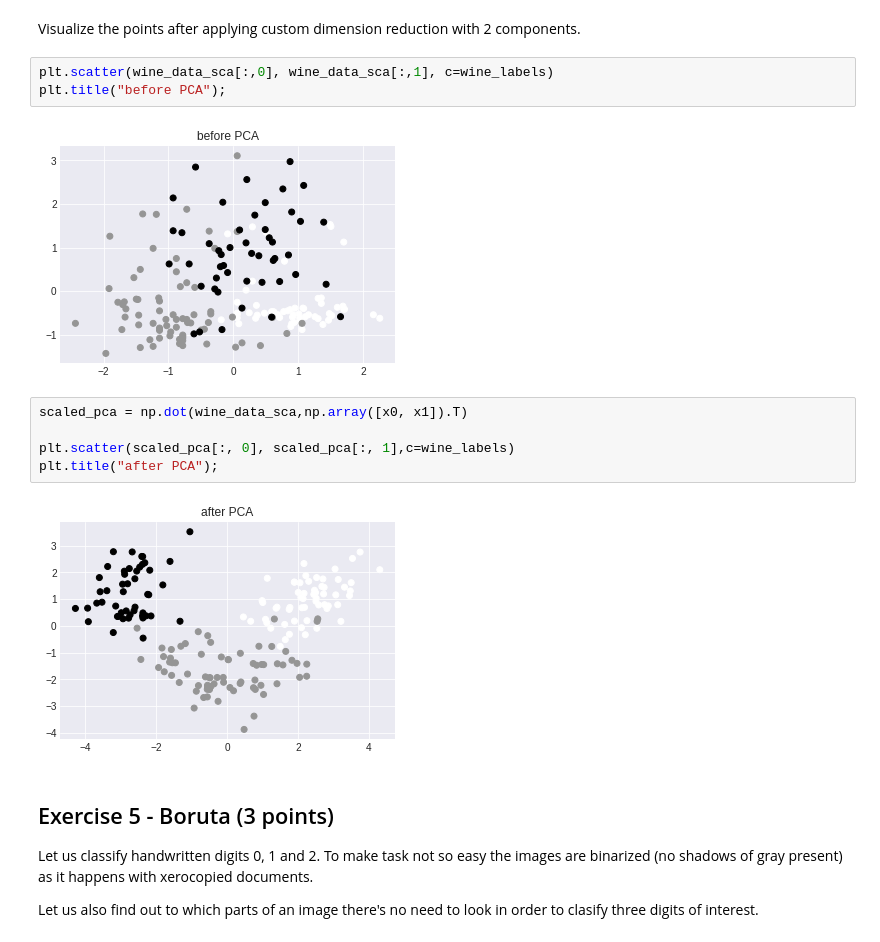
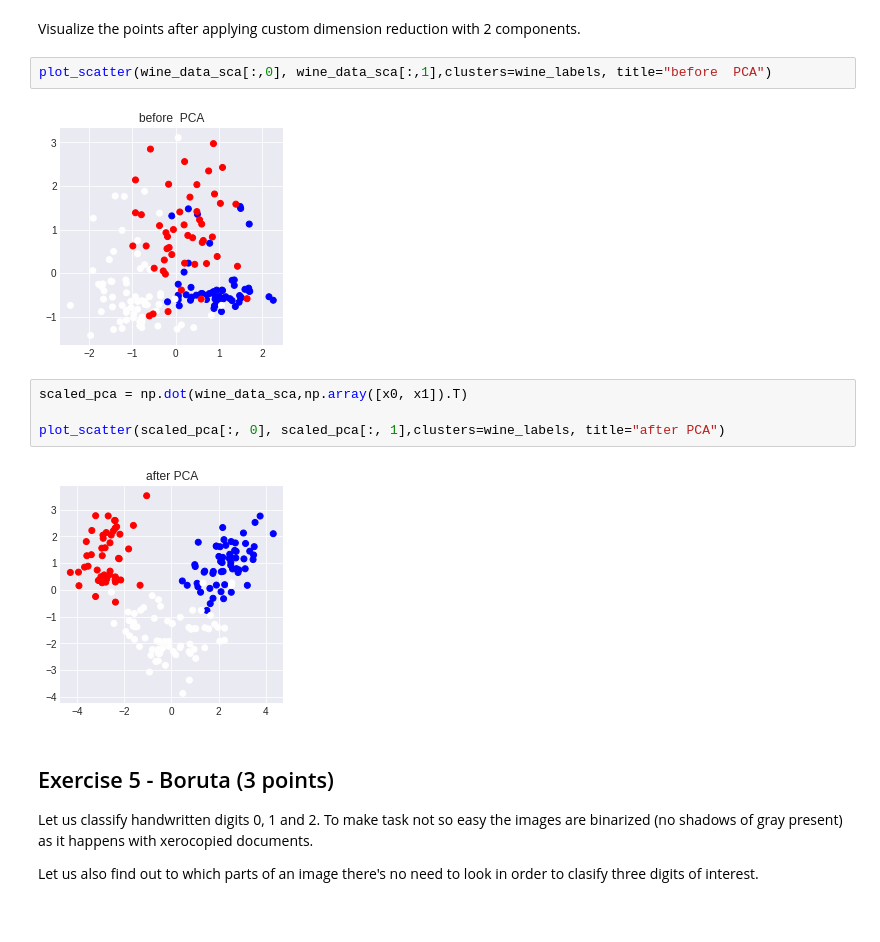
Before and after one commit to TemirlanKalim/ml-intro, a Jupyter notebook: 6_feature_engineering_selection/homework.ipynb, the cells around one changed output. Saved outputs shown, nothing was run; the diff lists cells and outputs as text.

```diff
--- a/6_feature_engineering_selection/homework.ipynb
+++ b/6_feature_engineering_selection/homework.ipynb
@@ -373,17 +373,15 @@ assert np.allclose(x1@S@x1, 2.5110809296451233)
 # %% [markdown]
 Visualize the points after applying custom dimension reduction with 2 components.
 # %%
-plt.scatter(wine_data_sca[:,0], wine_data_sca[:,1], c=wine_labels)
-plt.title("before PCA");
+plot_scatter(wine_data_sca[:,0], wine_data_sca[:,1],clusters=wine_labels, title="before  PCA")
 # %% [output]
-[figure, old version]
+[figure, new version]
 # %%
 scaled_pca = np.dot(wine_data_sca,np.array([x0, x1]).T)
 
-plt.scatter(scaled_pca[:, 0], scaled_pca[:, 1],c=wine_labels)
-plt.title("after PCA");
+plot_scatter(scaled_pca[:, 0], scaled_pca[:, 1],clusters=wine_labels, title="after PCA")
 # %% [output]
-[figure, old version]
+[figure, new version]
 # %% [markdown]
 ## Exercise 5 - Boruta (3 points)
 
```
Also changed, not shown: parts of 11 cells of this notebook.
